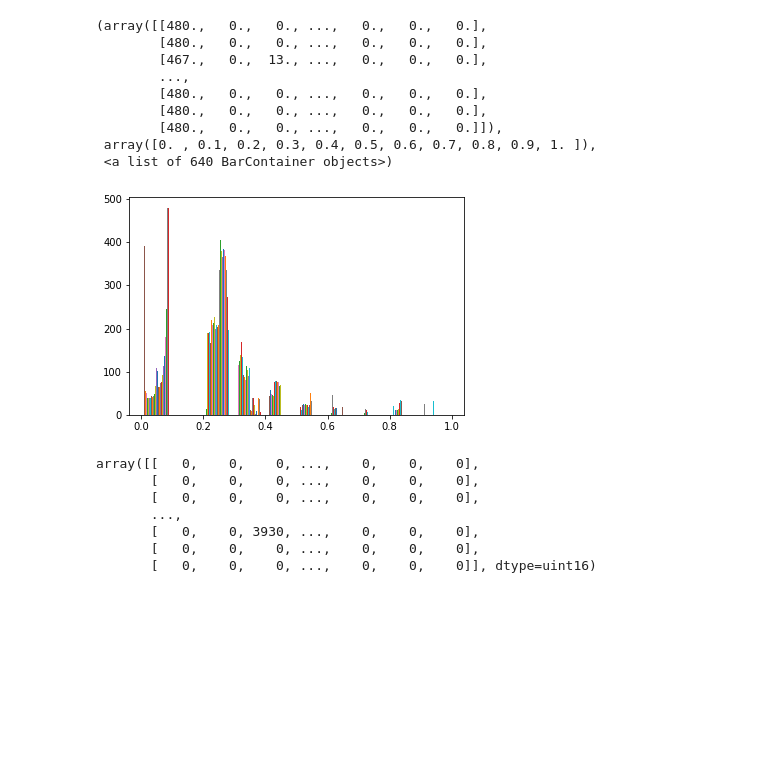
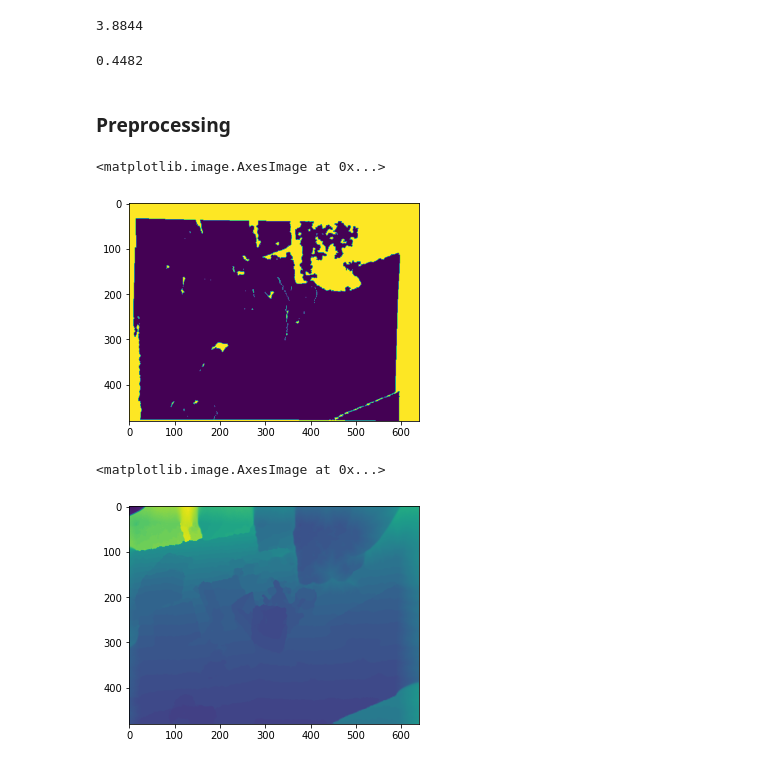
Before and after one commit to sakshamjindal/Incremental-NeRF-SLAM, a Jupyter notebook: notebooks/02_test_tum_dataset.ipynb, the cells around one changed output. Drawn from its saved outputs; the diff is of its cells as text; code cells hidden in the pictures; blank space fills up the shorter version.

```diff
--- a/notebooks/02_test_tum_dataset.ipynb
+++ b/notebooks/02_test_tum_dataset.ipynb
@@ -30,23 +29,0 @@ plt.imshow(depth/depth.max())
-# %%
-plt.hist(depth/depth.max())
-# %% [output]
-(array([[480.,   0.,   0., ...,   0.,   0.,   0.],
-        [480.,   0.,   0., ...,   0.,   0.,   0.],
-        [467.,   0.,  13., ...,   0.,   0.,   0.],
-        ...,
-        [480.,   0.,   0., ...,   0.,   0.,   0.],
-        [480.,   0.,   0., ...,   0.,   0.,   0.],
-        [480.,   0.,   0., ...,   0.,   0.,   0.]]),
- array([0. , 0.1, 0.2, 0.3, 0.4, 0.5, 0.6, 0.7, 0.8, 0.9, 1. ]),
- <a list of 640 BarContainer objects>)
-[figure, removed]
-# %%
-depth
-# %% [output]
-array([[   0,    0,    0, ...,    0,    0,    0],
-       [   0,    0,    0, ...,    0,    0,    0],
-       [   0,    0,    0, ...,    0,    0,    0],
-       ...,
-       [   0,    0, 3930, ...,    0,    0,    0],
-       [   0,    0,    0, ...,    0,    0,    0],
-       [   0,    0,    0, ...,    0,    0,    0]], dtype=uint16)
@@ -52,0 +42,26 @@ array([[   0,    0,    0, ...,    0,    0,    0],
+# %%
+np.percentile(depths.flatten(), 99.9)
+# %% [output]
+3.8844
+# %%
+np.percentile(depths.flatten(), 0.1)
+# %% [output]
+0.4482
+# %% [markdown]
+### Preprocessing
+# %%
+import cv2
+
+depth2 = (depth/256).astype('uint8')
+mask = (((depth2 == 0)).astype('int')*255).astype('uint8')
+dst = cv2.inpaint(depth2, mask, 3, cv2.INPAINT_TELEA)
+# %%
+plt.imshow(mask) #mask - yellow pixels to fill
+# %% [output]
+<matplotlib.image.AxesImage at 0x...>
+[figure, added]
+# %%
+plt.imshow(dst) #inpainted_depth
+# %% [output]
+<matplotlib.image.AxesImage at 0x...>
+[figure, added]
```
Also changed, not shown: parts of 12 cells of this notebook, 27 other files.
